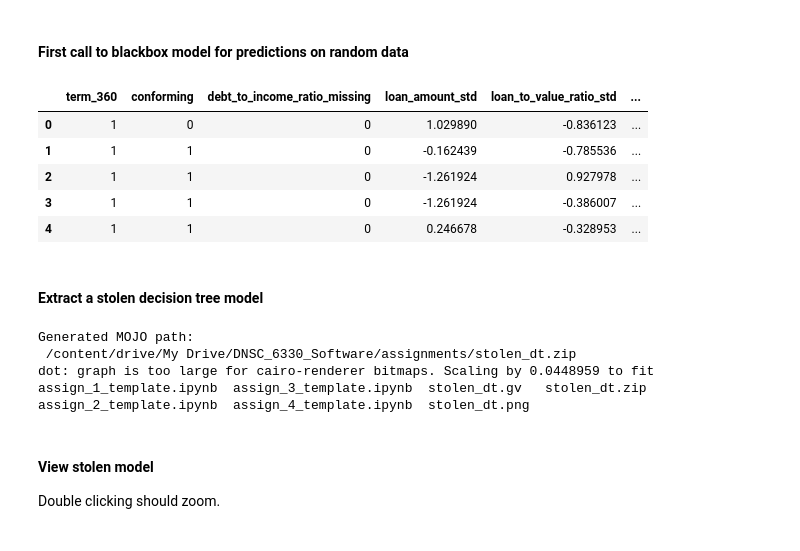
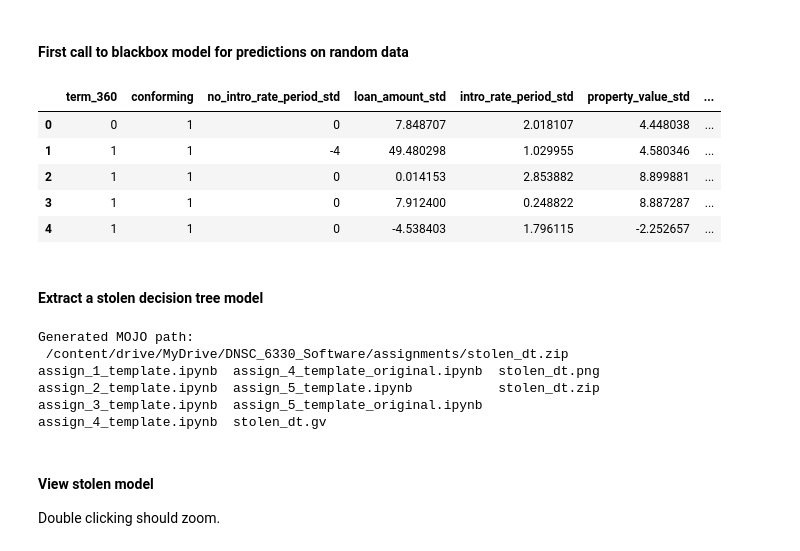
Before and after one commit to bhuwang971/DNSC6330_Assignment4, a Jupyter notebook: assign_4_template.ipynb, the cells around one changed output. Saved outputs shown, nothing was run; the diff lists cells and outputs as text; code cells hidden in the pictures.

```diff
--- a/assign_4_template.ipynb
+++ b/assign_4_template.ipynb
@@ -234,13 +188,24 @@ Validation data rows = 48085, columns = 23
 # %% [markdown]
 #### Retrain most accurate model above 0.8 AIR to act as blackbox prediction API
 # %%
-# params dict for optimized EBM
-rem_params = {'max_bins': 512, 'max_interaction_bins': 32, 'interactions': 10, 'outer_bags': 6,
-              'inner_bags': 0, 'learning_rate': 0.01, 'validation_size': 0.25, 'min_samples_leaf': 10,
-              'max_leaves': 3, 'early_stopping_rounds': 50, 'n_jobs': NTHREAD, 'random_state': SEED}
-rem_x_names = ['term_360', 'conforming', 'debt_to_income_ratio_missing', 'loan_amount_std',
-               'loan_to_value_ratio_std', 'no_intro_rate_period_std', 'intro_rate_period_std',
-               'property_value_std', 'income_std', 'debt_to_income_ratio_std']
+# params dict for remediated models
+rem_params = {'max_bins': 128,
+ 'max_interaction_bins': 16,
+ 'interactions': 10,
+ 'outer_bags': 12,
+ 'inner_bags': 0,
+ 'learning_rate': 0.01,
+ 'validation_size': 0.5,
+ 'min_samples_leaf': 5,
+ 'max_leaves': 5,
+ 'n_jobs': 4,
+ 'early_stopping_rounds': 100,
+ 'random_state': 12345}
+rem_x_names = ['income_std',
+ 'property_value_std',
+ 'debt_to_income_ratio_missing',
+ 'no_intro_rate_period_std',
+ 'conforming']
 
 # reset some parameters to integers
 rem_params['random_state'] = int(rem_params['random_state'])
@@ -252,5 +217,5 @@ rem_ebm = ExplainableBoostingClassifier(**rem_params)
 rem_ebm.fit(train[rem_x_names], train[y_name])
 rem_ebm_perf = ROC(rem_ebm.predict_proba).explain_perf(valid[rem_x_names], valid[y_name])
 rem_auc = rem_ebm_perf._internal_obj['overall']['auc']
-print('Optimized EBM retrained with AUC: %.4f.' % rem_auc)
+print('Remediated EBM retrained with AUC: %.4f.' % rem_auc)
 # %% [output]
@@ -339,43 +271,44 @@ _ = random_frame[rem_x_names].hist(bins=50, figsize=(15, 15))
 # %% [markdown]
 #### First call to blackbox model for predictions on random data
 # %%
-# Predict probabilities using original features (EBM doesn't use interaction terms)
-phat_values = rem_ebm.predict_proba(random_frame[rem_x_names])[:, 1]
-blackbox_phat_raw = pd.DataFrame(phat_values, columns=['phat'])
-# Concatenate with random_frame to include all features
-blackbox_phat_raw = pd.concat([random_frame.reset_index(drop=True), blackbox_phat_raw], axis=1)
-
-# Normalize phat to [0, 1] for maximum variance
-blackbox_phat = blackbox_phat_raw.copy()
-blackbox_phat['phat'] = (blackbox_phat_raw['phat'] - blackbox_phat_raw['phat'].min()) / (blackbox_phat_raw['phat'].max() - blackbox_phat_raw['phat'].min())
+blackbox_phat = pd.DataFrame(rem_ebm.predict_proba(random_frame[rem_x_names])[:, 1], columns=['phat'])
+blackbox_phat = pd.concat([random_frame.reset_index(drop=True), blackbox_phat], axis=1)
 blackbox_phat.head()
 # %% [output]
-|  | term_360 | conforming | debt_to_income_ratio_missing | loan_amount_std | loan_to_value_ratio_std | ... |
-| 0 | 1 | 0 | 0 | 1.029890 | -0.836123 | ... |
-| 1 | 1 | 1 | 0 | -0.162439 | -0.785536 | ... |
-| 2 | 1 | 1 | 0 | -1.261924 | 0.927978 | ... |
-| 3 | 1 | 1 | 0 | -1.261924 | -0.386007 | ... |
-| 4 | 1 | 1 | 0 | 0.246678 | -0.328953 | ... |
+|  | term_360 | conforming | no_intro_rate_period_std | loan_amount_std | intro_rate_period_std | property_value_std | ... |
+| 0 | 0 | 1 | 0 | 7.848707 | 2.018107 | 4.448038 | ... |
+| 1 | 1 | 1 | -4 | 49.480298 | 1.029955 | 4.580346 | ... |
+| 2 | 1 | 1 | 0 | 0.014153 | 2.853882 | 8.899881 | ... |
+| 3 | 1 | 1 | 0 | 7.912400 | 0.248822 | 8.887287 | ... |
+| 4 | 1 | 1 | 0 | -4.538403 | 1.796115 | -2.252657 | ... |
 # %% [markdown]
 #### Extract a stolen decision tree model
 # %%
-stolen_dt = get_cv_dt(rem_x_names_extended, 'phat', blackbox_phat, 'stolen_dt', SEED, 'Stolen Model',
-                      max_depth=25, ntrees=50, sample_rate=0.3, min_rows=1)
+stolen_dt = get_cv_dt(list(schema_dict.keys()),
+                      'phat',
+                      blackbox_phat,
+                      'stolen_dt',
+                      SEED,
+                      'Stolen Model')
 
-# convert h2o MOJO into GraphViz file
+# convert h2o MOJO (stolen_dt.zip) into GraphViz file (stolen_dt.png)
 !java -cp "/usr/local/lib/python3.11/dist-packages/h2o/backend/bin/h2o.jar" hex.genmodel.tools.PrintMojo --tree 0 -i "stolen_dt.zip" -o stolen_dt.gv --title "Stolen Model"
 
 # convert Graphviz file into png
 !dot -Tpng stolen_dt.gv -o stolen_dt.png
 
-# three new files should appear: stolen_dt.zip, stolen_dt.gv, stolen_dt.png
+# three new files should appear:
+# - stolen_dt.zip
+# - stolen_dt.gv
+# - stolen_dt.png
 %ls
 # %% [output]
 Generated MOJO path:
- /content/drive/My Drive/DNSC_6330_Software/assignments/stolen_dt.zip
-dot: graph is too large for cairo-renderer bitmaps. Scaling by 0.0448959 to fit
-assign_1_template.ipynb  assign_3_template.ipynb  stolen_dt.gv   stolen_dt.zip
-assign_2_template.ipynb  assign_4_template.ipynb  stolen_dt.png
+ /content/drive/MyDrive/DNSC_6330_Software/assignments/stolen_dt.zip
+assign_1_template.ipynb  assign_4_template_original.ipynb  stolen_dt.png
+assign_2_template.ipynb  assign_5_template.ipynb           stolen_dt.zip
+assign_3_template.ipynb  assign_5_template_original.ipynb
+assign_4_template.ipynb  stolen_dt.gv
 # %% [markdown]
 #### View stolen model
 Double clicking should zoom.
```
Also changed, not shown: parts of 27 cells of this notebook, 3 other files.
